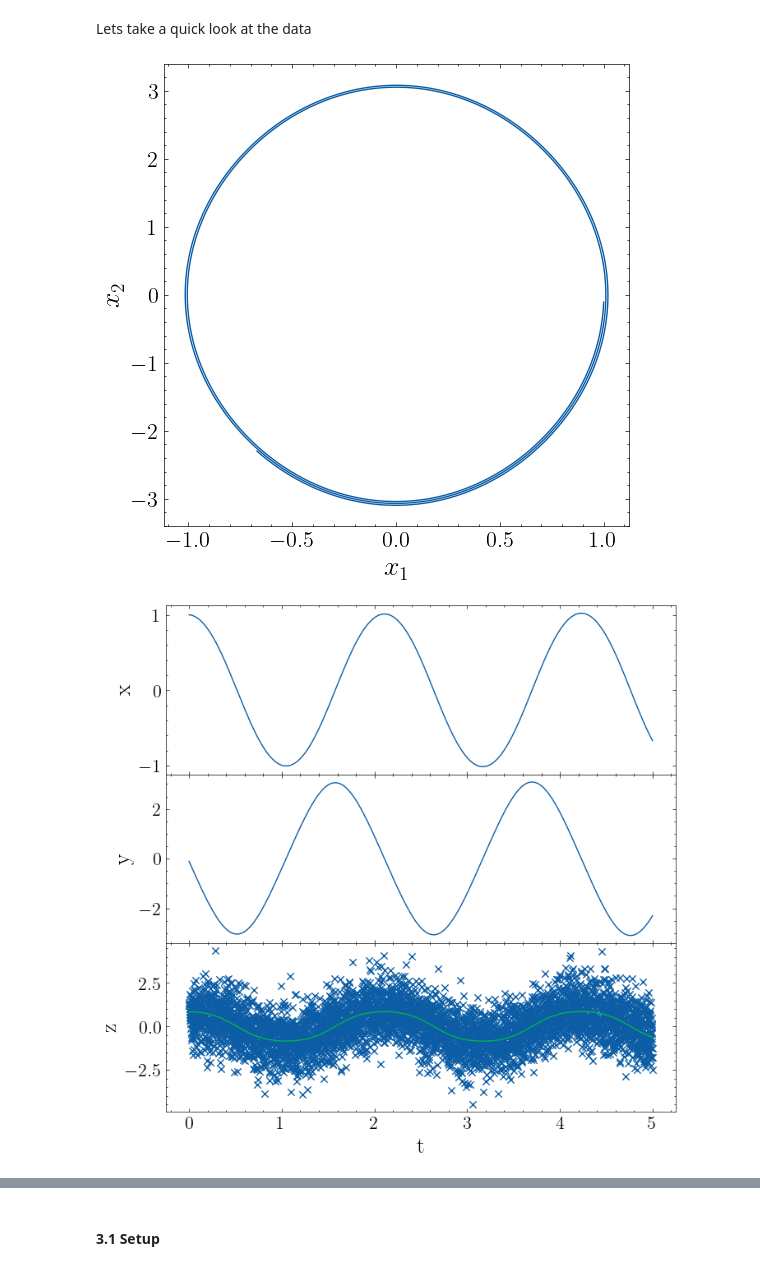
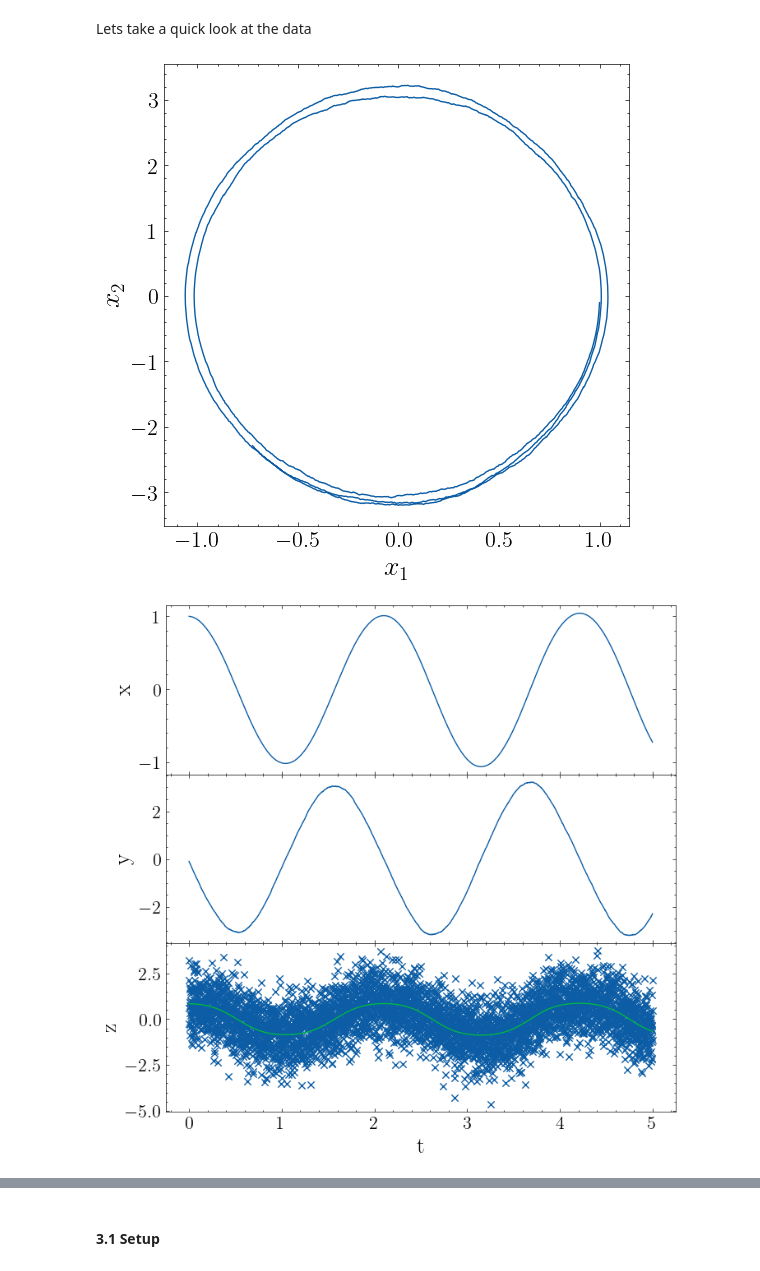
Before and after one commit to UniMelb-NSGW/SlowKalmanFilter, a Jupyter notebook: notebooks/NoisyPendulum.ipynb, the cells around one changed output, grey strips where cells are left out. Saved outputs shown, nothing was run; the diff lists cells and outputs as text; code cells hidden in the pictures.

```diff
--- a/notebooks/NoisyPendulum.ipynb
+++ b/notebooks/NoisyPendulum.ipynb
@@ -193,22 +183,22 @@ Lets take a quick look at the data
 # %%
 #Parameters of the system
 g    = 10.0
-σp   = 0.0
+σp   = 0.1
 σm   = 1.0
 x0   = 1.0
 y0   = -0.1
 seed = 1
 
 #Initialise the class
 Pendulum = NoisyPendulum(g,σp,σm, x0, y0,seed)
 
 #Integrate
 Pendulum.integrate(dt=0.001,n_steps=5000)
 
 #Plot
 Pendulum.plot_phase_space()
 Pendulum.plot_timeseries(plot_true_state=True)
 # %% [output]
-[figure, old version]
+[figure, new version]
-[figure, old version]
+[figure, new version]
 # %% [markdown]
```
Also changed, not shown: parts of 11 cells of this notebook, 10 other files.
